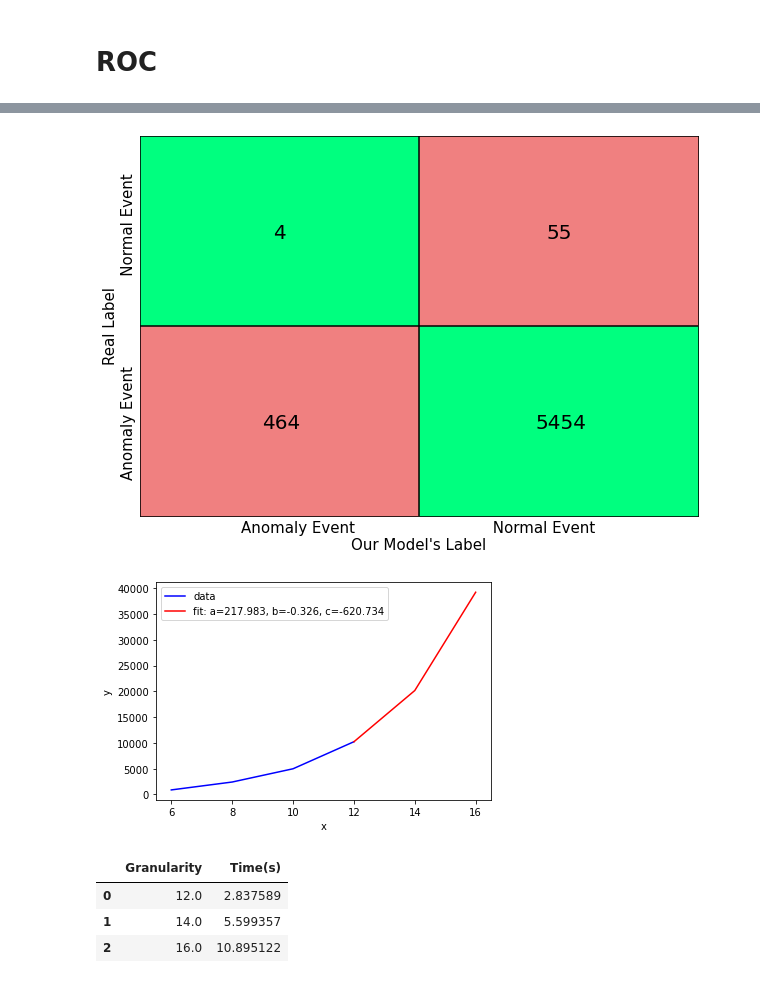
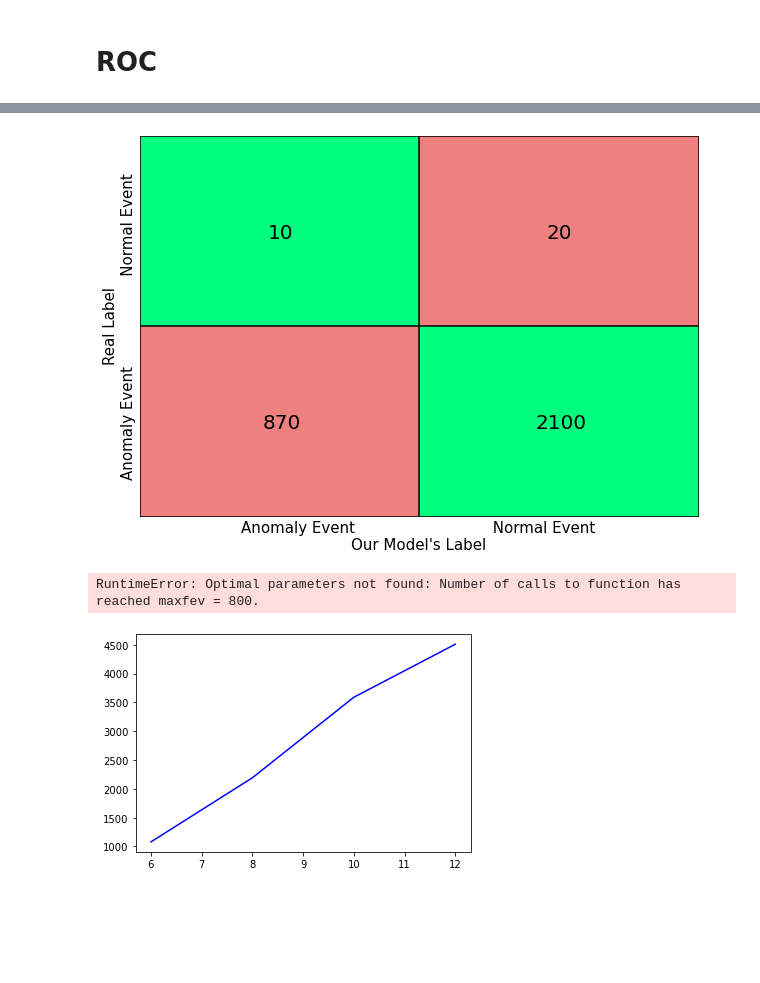
Before and after one commit to eduardopaguiar/Anomaly_Detection, a Jupyter notebook: results.ipynb, the cells around one changed output, grey strips where cells are left out. Drawn from its saved outputs; the diff is of its cells as text; code cells hidden in the pictures; blank space fills up the shorter version.

```diff
--- a/results.ipynb
+++ b/results.ipynb
@@ -21,7 +21,7 @@ results_df = pd.DataFrame(columns = ['Granularity',
 
 list_gra = [6,8,10,12]
 
-iterations =4
+iterations =1
 
 for i in list_gra:
     df = pd.DataFrame(columns = ['Granularity',
@@ -285,34 +285,30 @@ plt.ylabel("Real Label\nAnomaly Event                   Normal Event", fontsize=
 plt.grid(False)
 plt.show()
 # %% [output]
-[figure, old version]
+[figure, new version]
 # %%
 def func(x, a, b, c):
     return a * np.exp(-b * x) + c
 
 xdata = df['Granularity']
 ydata = df['Execution_Time_Mean']
-test_data = np.array((12,14,16))
+test_data = np.array((10,12,14,16))
 
 plt.plot(xdata, ydata, 'b-', label='data')
 
 popt, pcov = sp.optimize.curve_fit(func, xdata, ydata)
 
 plt.plot(test_data, func(test_data, *popt), 'r-',
          label='fit: a=%5.3f, b=%5.3f, c=%5.3f' % tuple(popt))
 
 plt.xlabel('x')
 plt.ylabel('y')
 plt.legend()
 plt.show()
 
 time_df = pd.DataFrame((np.vstack((test_data,(func(test_data, *popt)/60**2)))).transpose(), columns=['Granularity','Time(s)'])
 # %% [output]
+RuntimeError: Optimal parameters not found: Number of calls to function has reached maxfev = 800.
-[figure, old version]
+[figure, new version]
 # %%
 time_df
-# %% [output]
-|  | Granularity | Time(s) |
-| 0 | 12.0 | 2.837589 |
-| 1 | 14.0 | 5.599357 |
-| 2 | 16.0 | 10.895122 |
```
Also changed, not shown: parts of 7 cells of this notebook, 5 other files.
